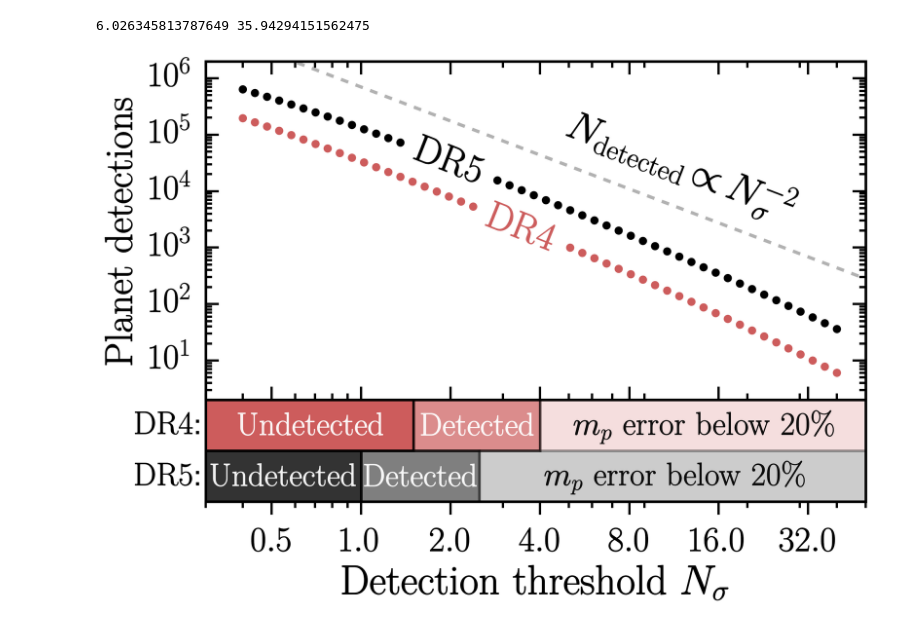
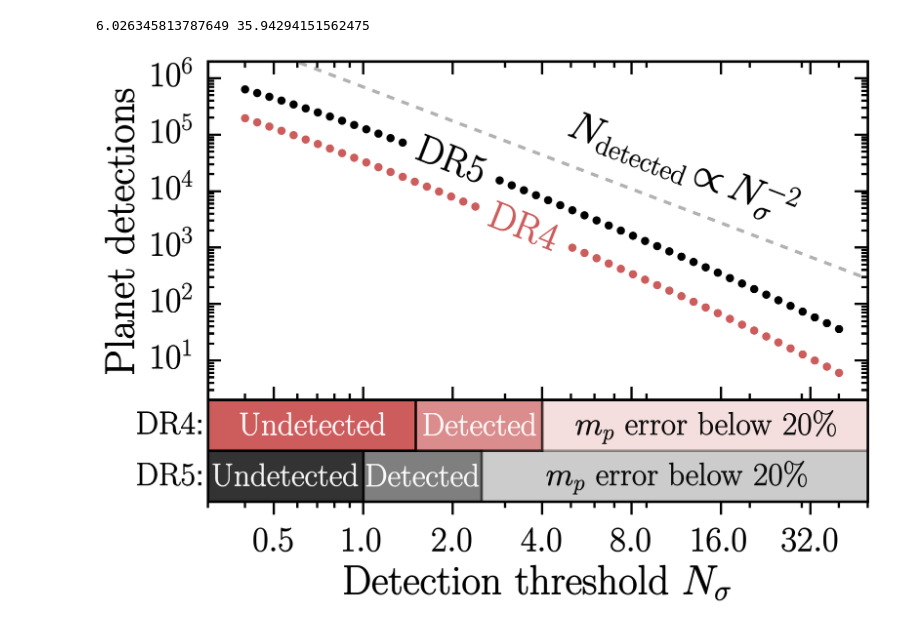
Before and after one commit to CalebLammers/GaiaForecasts, a Jupyter notebook: Figure notebooks/Number of detections versus N_sigma (Fig 8).ipynb, the cells around one changed output. Cells and saved outputs as stored; diff of their text form; code cells hidden in the pictures.

Commit message:
Figure perfectionism

```diff
--- a/Figure notebooks/Number of detections versus N_sigma (Fig 8).ipynb
+++ b/Figure notebooks/Number of detections versus N_sigma (Fig 8).ipynb
@@ -75,7 +75,7 @@ ax[0].set_yscale('log')
 ax[0].set_xscale('log')
 ax[0].set_xlim([0.3, 50])
 ax[0].set_ylim([2.0, 2e6])
-ax[0].set_ylabel(r'$\mathrm{Planet~detections}$', fontsize=30, labelpad=7)
+ax[0].set_ylabel(r'$\mathrm{Planet~detections}$', fontsize=32, labelpad=7)
 
 # setup labels on the bottom axis
 ax[1].set_xlabel(r'$\mathrm{Detection~threshold}~N_\sigma$', fontsize=32)
@@ -139,31 +139,31 @@ ax[0].set_xticks(xticks)
 ax[1].set_xticks(xticks)
 ax[1].set_xticklabels([rf'${t}$' for t in xticks])
 
 # labels in bottom left
 ax[0].text(0.225, 0.678, r'$\mathrm{DR4}$:', c='k', horizontalalignment='center', verticalalignment='center', fontsize=25)
 ax[0].text(0.225, 0.083, r'$\mathrm{DR5}$:', c='k', horizontalalignment='center', verticalalignment='center', fontsize=25)
 
 # add labels to black and red points
 ax[0].annotate(r'$\mathrm{DR5}$', xy=(1.98, 0.31e5),
                 xytext=(0, 0), textcoords='offset points',
                 ha='center', va='center',
                 fontsize=30,
                 color='black',
                 bbox=dict(boxstyle="round,pad=0.23", fc="white", ec="none", alpha=1.0),
                 zorder=10,
                rotation=-21.5
                )
 ax[0].annotate(r'$\mathrm{DR4}$', xy=(3.465, 2.05e3),
                 xytext=(0, 0), textcoords='offset points',
                 ha='center', va='center',
                 fontsize=30,
                 color='indianred',
                 bbox=dict(boxstyle="round,pad=0.23", fc="white", ec="none", alpha=1.0),
                 zorder=10,
                rotation=-21.75
                )
 
 plt.subplots_adjust(hspace=0.0)
 plt.show()
 # %% [output]
-[figure, old version]
+[figure, new version]
```
Also changed, not shown: 3 other files.
